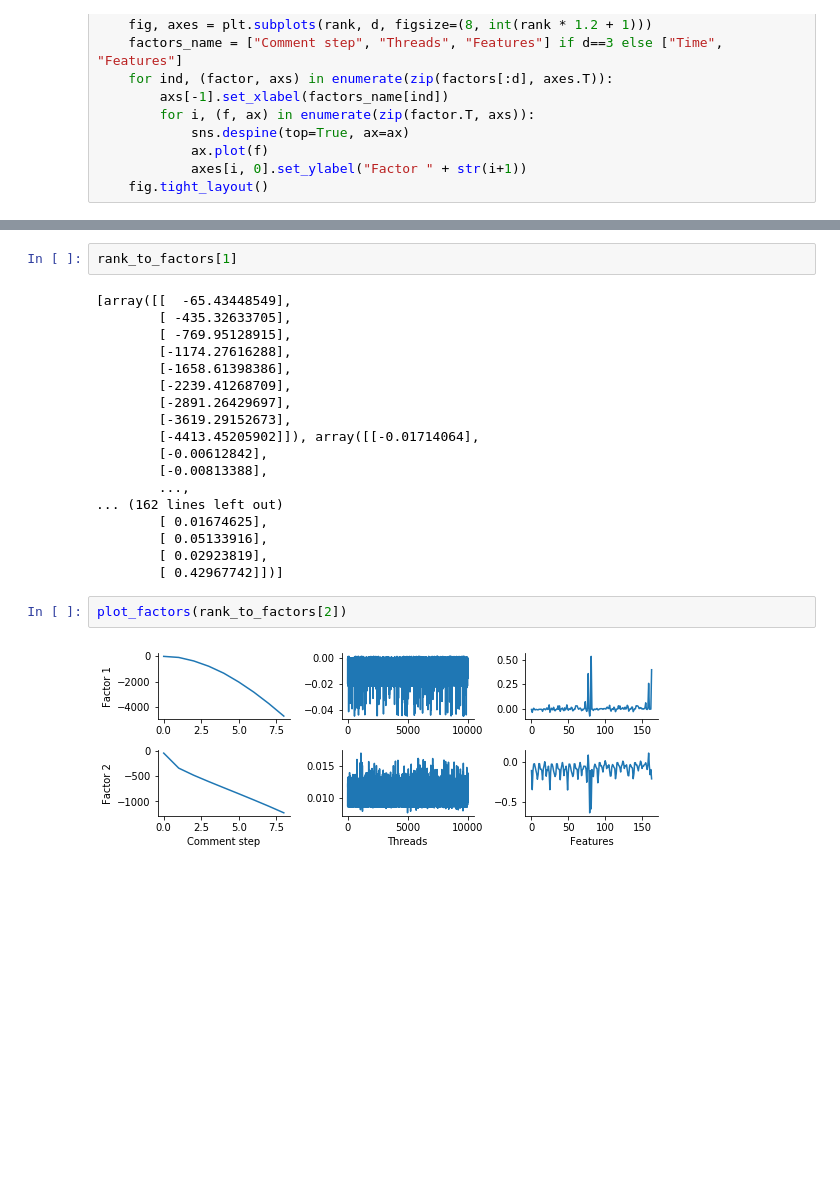
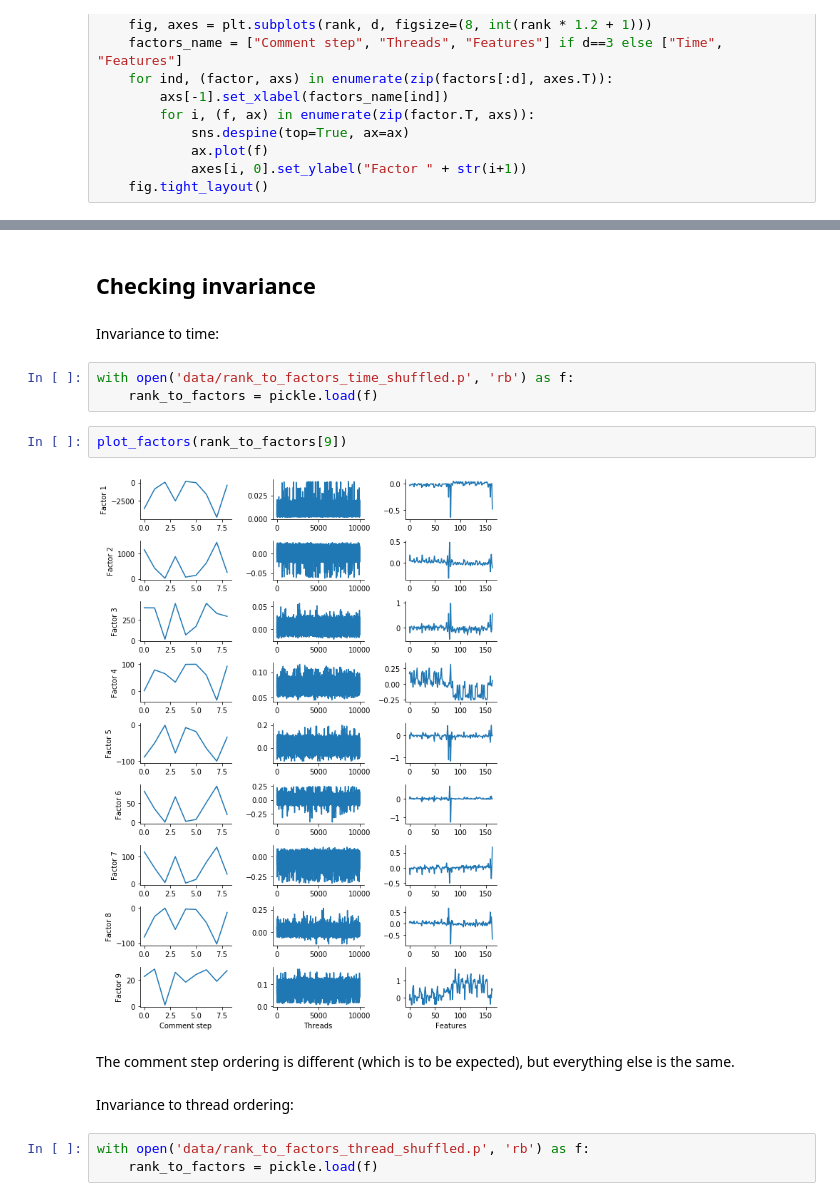
Before and after one commit to rgangela99/Cornell-Conversational-Analysis-Toolkit, a Jupyter notebook: convokit/tensors/demo/tensor_factors_plotting.ipynb, the cells around one changed output, grey strips where cells are left out. Cells and saved outputs as stored; diff of their text form; blank space fills up the shorter version.

Commit message:
implemented tensor_factors_grouping and testing of invariance

```diff
--- a/convokit/tensors/demo/tensor_factors_plotting.ipynb
+++ b/convokit/tensors/demo/tensor_factors_plotting.ipynb
@@ -48,24 +48,18 @@ plot_factors(rank_to_factors[9])
-# %%
-rank_to_factors[1]
-# %% [output]
-[array([[  -65.43448549],
-        [ -435.32633705],
-        [ -769.95128915],
-        [-1174.27616288],
-        [-1658.61398386],
-        [-2239.41268709],
-        [-2891.26429697],
-        [-3619.29152673],
-        [-4413.45205902]]), array([[-0.01714064],
-        [-0.00612842],
-        [-0.00813388],
-        ...,
-... (162 lines left out)
-        [ 0.01674625],
-        [ 0.05133916],
-        [ 0.02923819],
-        [ 0.42967742]])]
+# %% [markdown]
+## Checking invariance
+# %% [markdown]
+Invariance to time:
+# %%
+with open('data/rank_to_factors_time_shuffled.p', 'rb') as f:
+    rank_to_factors = pickle.load(f)
 # %%
-plot_factors(rank_to_factors[2])
+plot_factors(rank_to_factors[9])
 # %% [output]
-[figure, old version]
+[figure, new version]
+# %% [markdown]
+The comment step ordering is different (which is to be expected), but everything else is the same.
+# %% [markdown]
+Invariance to thread ordering:
+# %%
+with open('data/rank_to_factors_thread_shuffled.p', 'rb') as f:
+    rank_to_factors = pickle.load(f)
```
Also changed, not shown: parts of 4 cells of this notebook, 2 other files.
